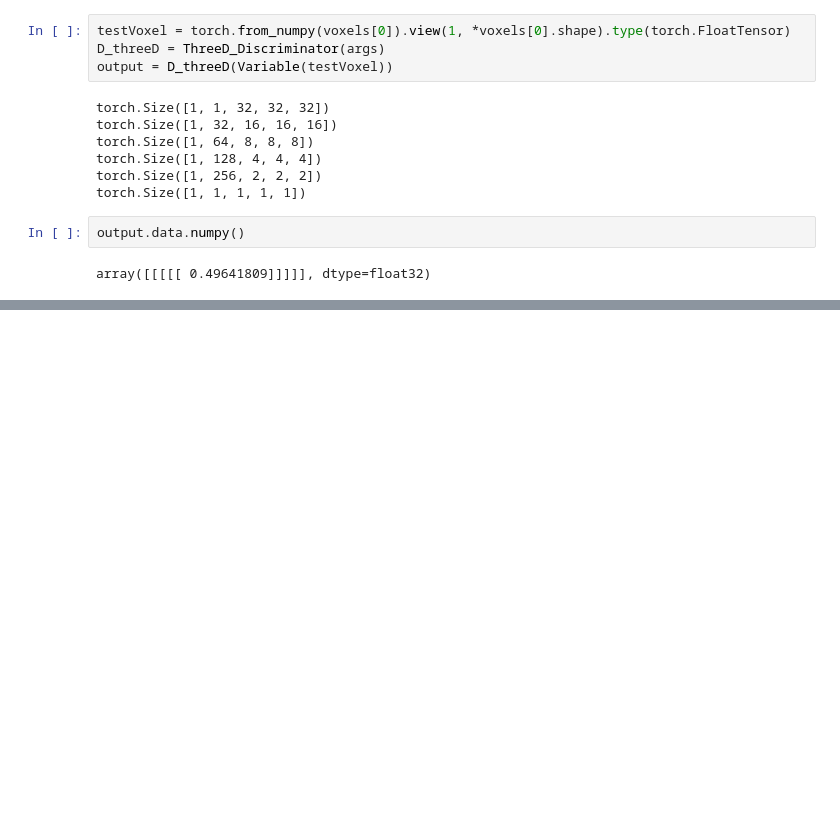
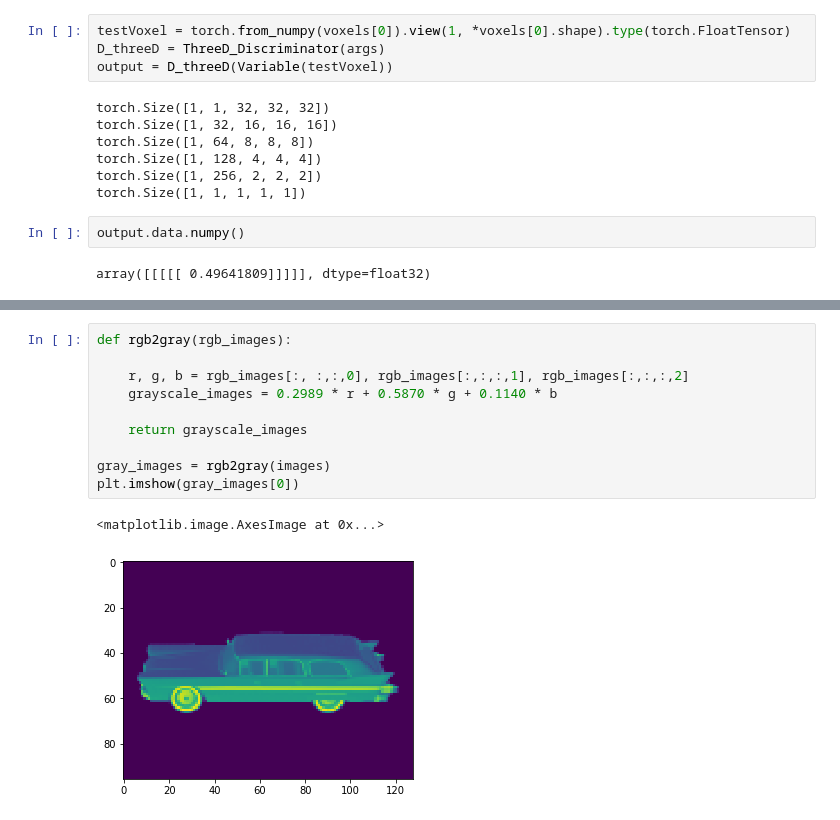
Before and after one commit to wezteoh/cross_dimension_translation, a Jupyter notebook: Discriminators .ipynb, the cells around one changed output, grey strips where cells are left out. Saved outputs shown, nothing was run; the diff lists cells and outputs as text; blank space fills up the shorter version.

```diff
--- a/Discriminators .ipynb
+++ b/Discriminators .ipynb
@@ -103,0 +165,13 @@ array([[[[[ 0.49641809]]]]], dtype=float32)
+# %%
+def rgb2gray(rgb_images):
+
+    r, g, b = rgb_images[:, :,:,0], rgb_images[:,:,:,1], rgb_images[:,:,:,2]
+    grayscale_images = 0.2989 * r + 0.5870 * g + 0.1140 * b
+
+    return grayscale_images
+
+gray_images = rgb2gray(images)
+plt.imshow(gray_images[0])
+# %% [output]
+<matplotlib.image.AxesImage at 0x...>
+[figure, added]
```
Also changed, not shown: parts of 5 cells of this notebook.
